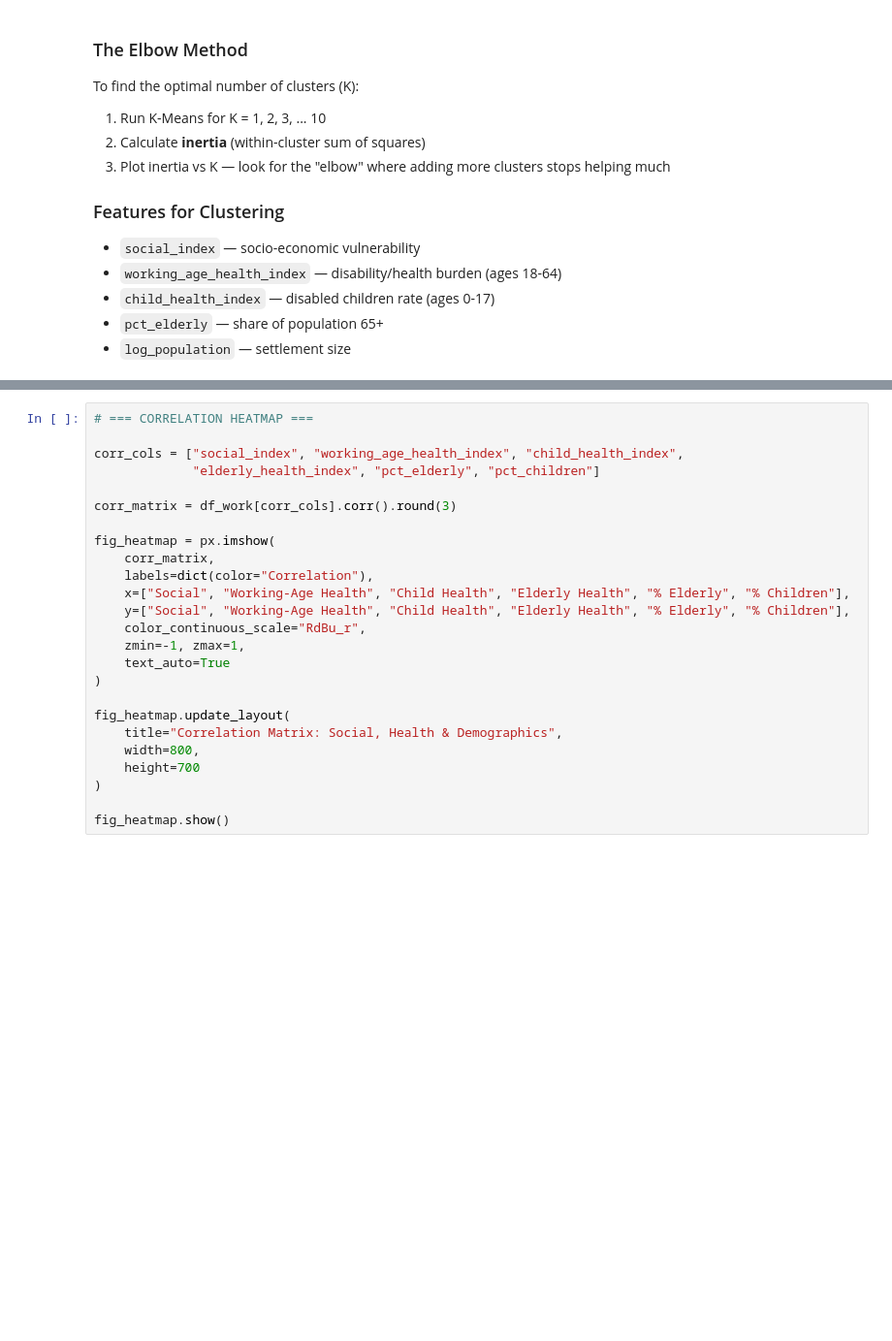
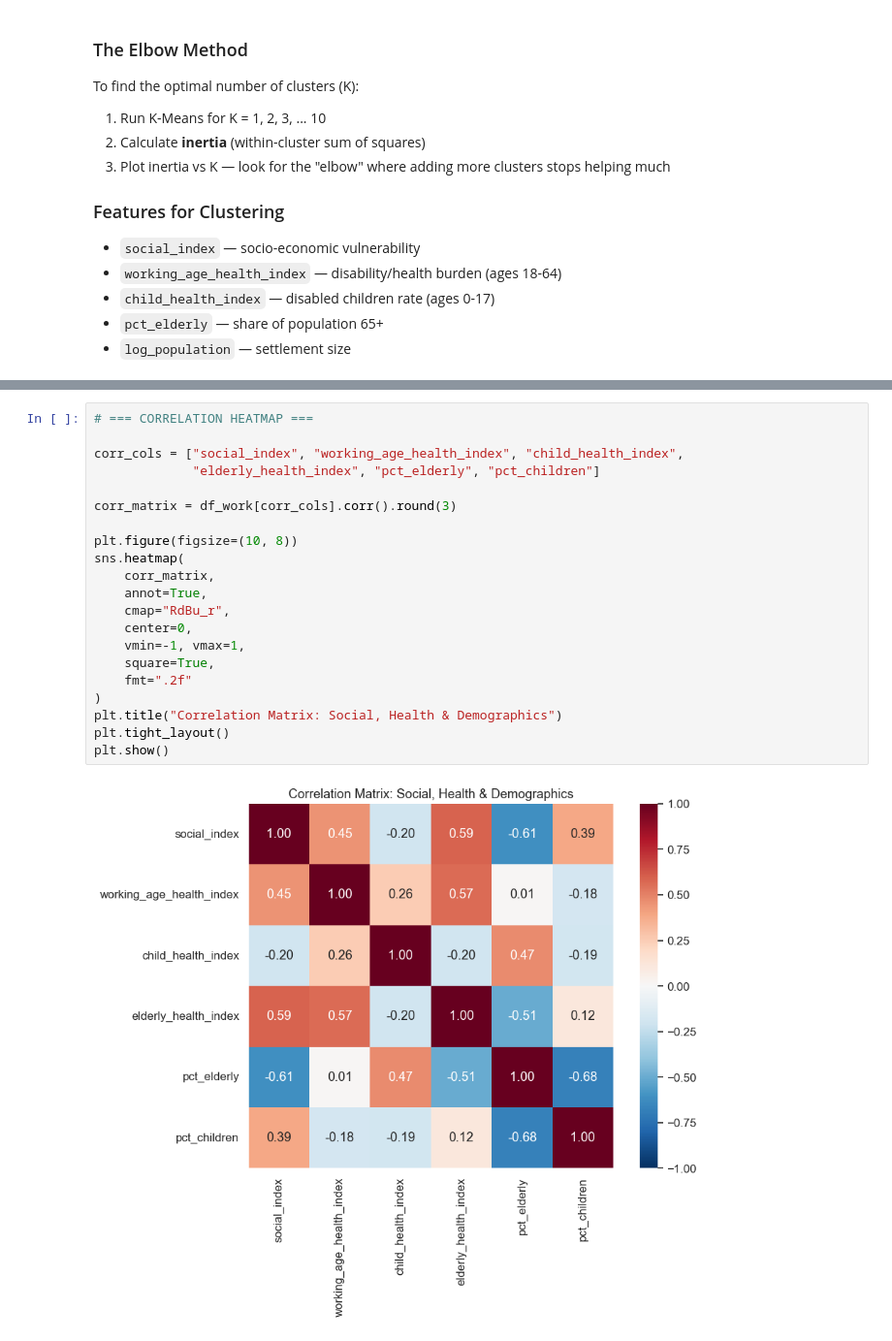
Before and after one commit to TovTechOrg/research-vicious-circle, a Jupyter notebook: vicious_circle_clustering.ipynb, the cells around one changed output, grey strips where cells are left out. Shown at 97% size. Saved outputs shown, nothing was run; the diff lists cells and outputs as text; blank space fills up the shorter version.

```diff
--- a/vicious_circle_clustering.ipynb
+++ b/vicious_circle_clustering.ipynb
@@ -470,26 +444,24 @@ cluster
 # %%
 # === CORRELATION HEATMAP ===
 
 corr_cols = ["social_index", "working_age_health_index", "child_health_index",
              "elderly_health_index", "pct_elderly", "pct_children"]
 
 corr_matrix = df_work[corr_cols].corr().round(3)
 
-fig_heatmap = px.imshow(
+plt.figure(figsize=(10, 8))
+sns.heatmap(
     corr_matrix,
-    labels=dict(color="Correlation"),
-    x=["Social", "Working-Age Health", "Child Health", "Elderly Health", "% Elderly", "% Children"],
-    y=["Social", "Working-Age Health", "Child Health", "Elderly Health", "% Elderly", "% Children"],
-    color_continuous_scale="RdBu_r",
-    zmin=-1, zmax=1,
-    text_auto=True
+    annot=True,
+    cmap="RdBu_r",
+    center=0,
+    vmin=-1, vmax=1,
+    square=True,
+    fmt=".2f"
 )
-
-fig_heatmap.update_layout(
-    title="Correlation Matrix: Social, Health & Demographics",
-    width=800,
-    height=700
-)
-
-fig_heatmap.show()
+plt.title("Correlation Matrix: Social, Health & Demographics")
+plt.tight_layout()
+plt.show()
+# %% [output]
+[figure, added]
 # %%
```
Also changed, not shown: parts of 11 cells of this notebook.
